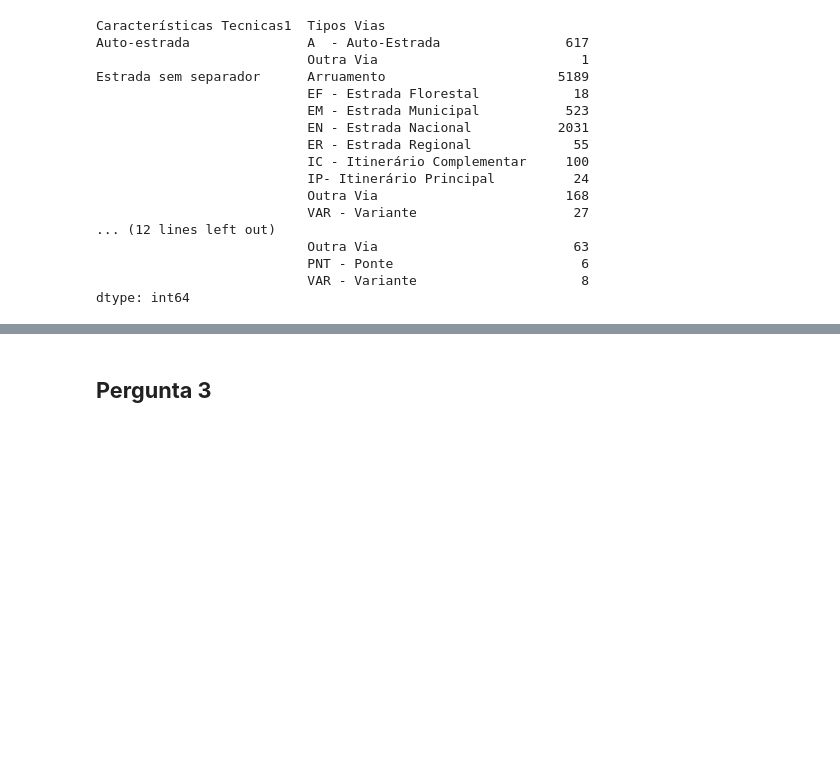
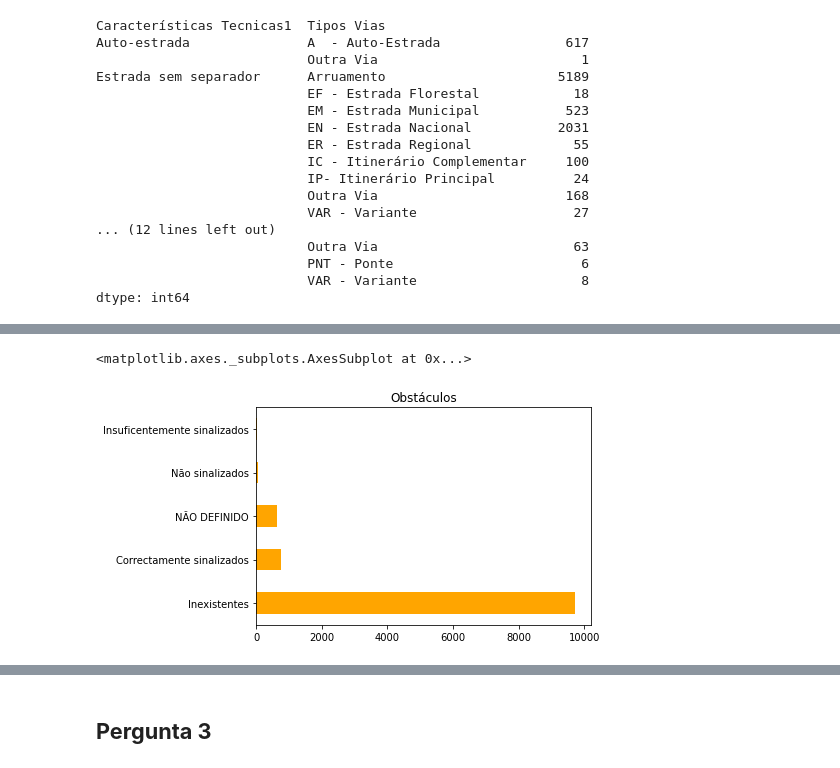
Before and after one commit to mrdso2-iscte/IAA_PROJECT, a Jupyter notebook: IAA.ipynb, the cells around one changed output, grey strips where cells are left out. Cells and saved outputs as stored; diff of their text form; code cells hidden in the pictures; blank space fills up the shorter version.

```diff
--- a/IAA.ipynb
+++ b/IAA.ipynb
@@ -223 +247,7 @@ acidentes_df['Data']=acidentes_df['Datahora'].str.split(' ').str[0]
+# %%
+acidentes_df['Sentidos'].value_counts().plot(kind = 'barh',rot = 0,color='orange',title="Sentidos")
+acidentes_df['Obstáculos'].value_counts().plot(kind = 'barh',rot = 0,color='orange',title="Obstáculos")
+# %% [output]
+<matplotlib.axes._subplots.AxesSubplot at 0x...>
+[figure, added]
 # %%
```
Also changed, not shown: parts of 13 cells of this notebook.
